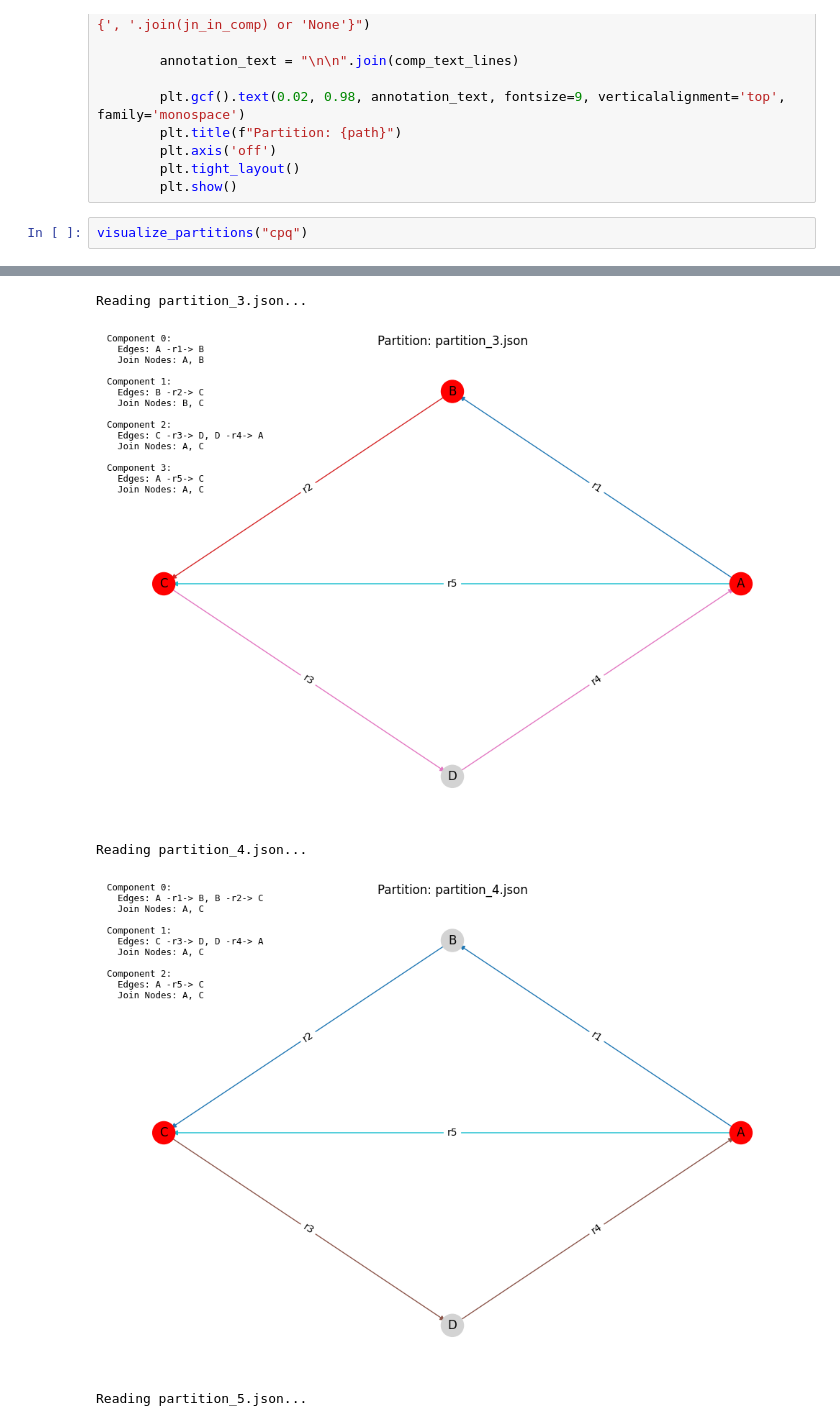
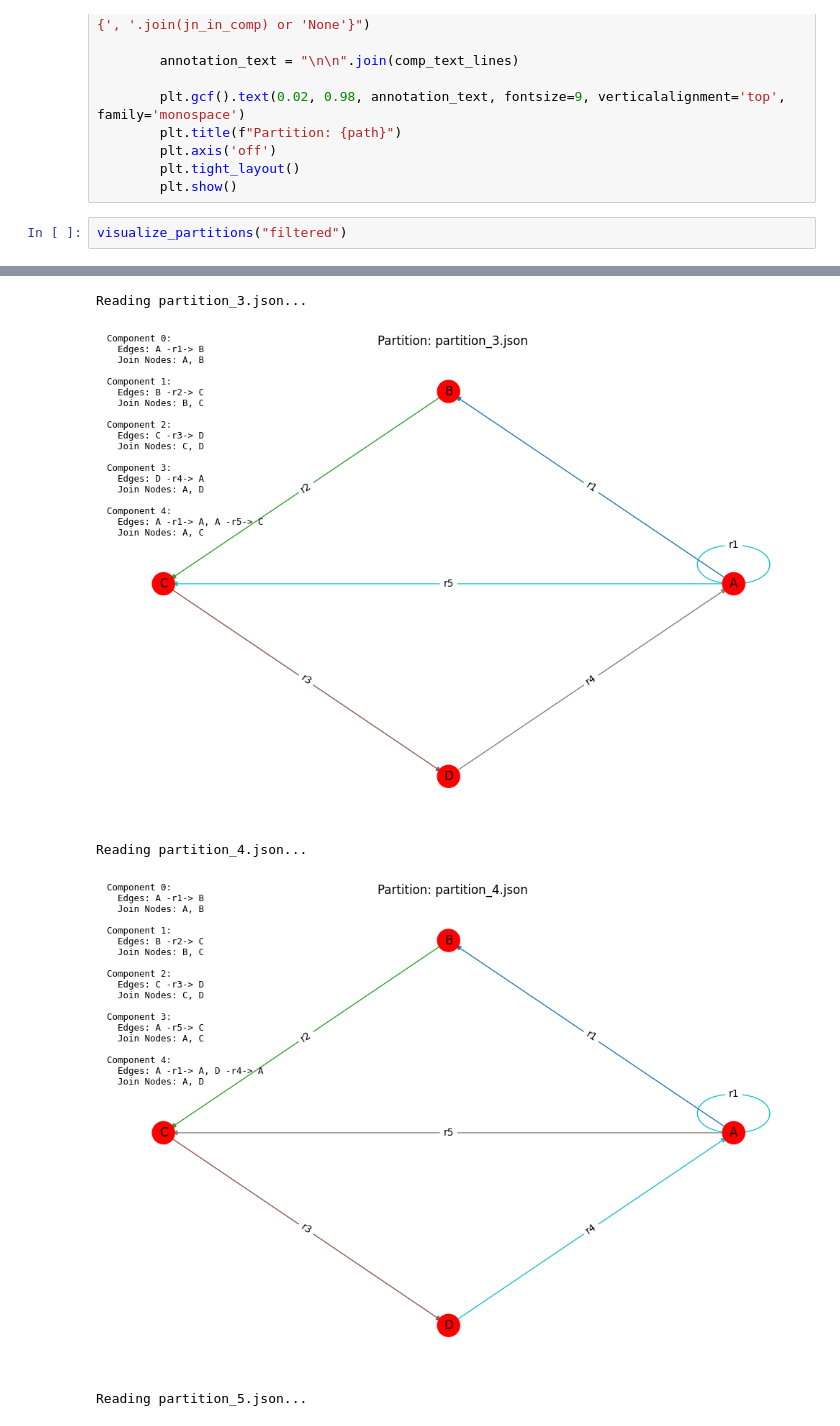
Before and after one commit to Dazai1623818/decomposition, a Jupyter notebook: vis.ipynb, the cells around one changed output, grey strips where cells are left out. Cells and saved outputs as stored; diff of their text form.

```diff
--- a/vis.ipynb
+++ b/vis.ipynb
@@ -86,6 +86,6 @@ def visualize_partitions(mode="unfiltered"):
         plt.tight_layout()
         plt.show()
 # %%
-visualize_partitions("cpq")
+visualize_partitions("filtered")
 # %% [output]
 Loaded free variables: {'A'}
@@ -98,5 +98,5 @@ Reading partition_2.json...
 Reading partition_3.json...
-[figure, old version]
+[figure, new version]
 Reading partition_4.json...
-[figure, old version]
+[figure, new version]
 Reading partition_5.json...
```
Also changed, not shown: parts of 1 cell of this notebook, 1 other file.
